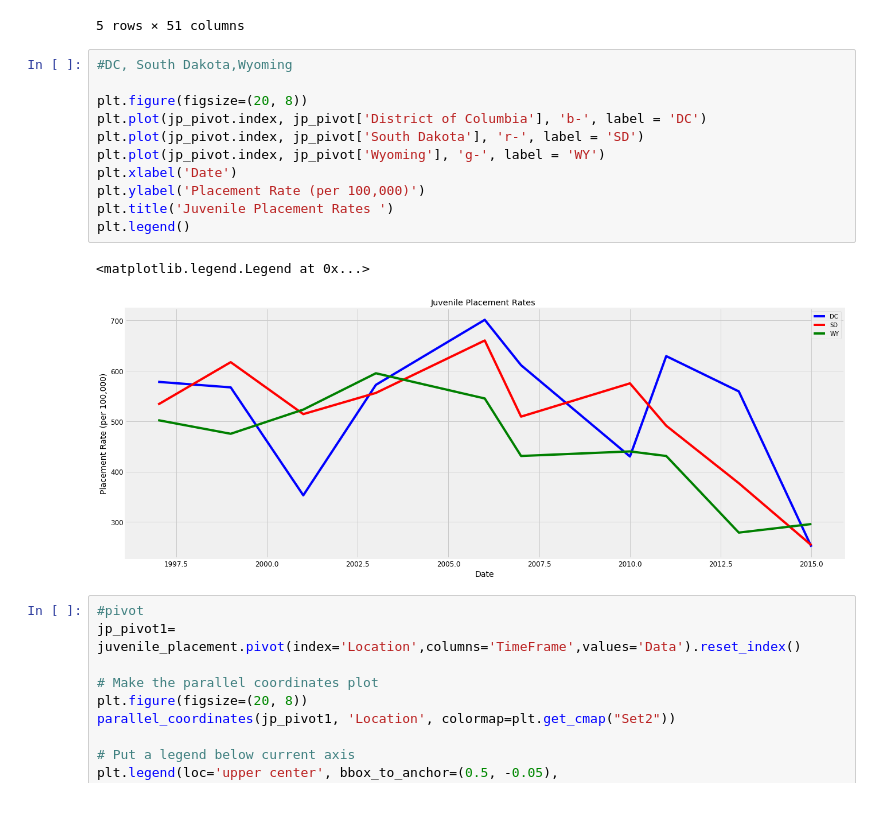
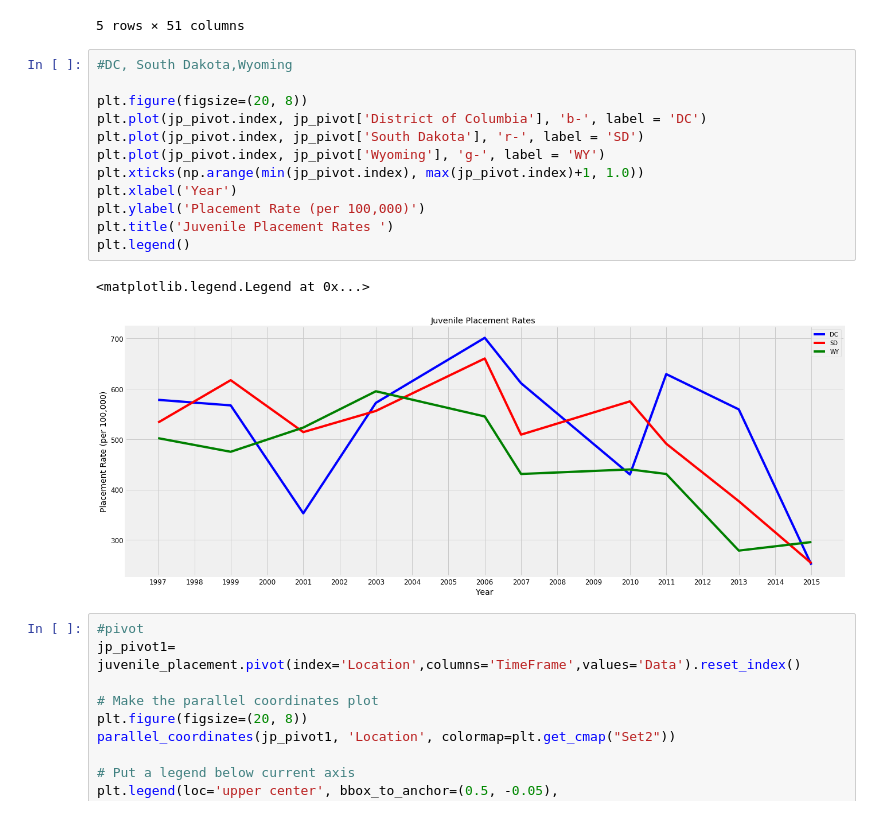
Before and after one commit to cschubert29/Intro_DS_Project, a Jupyter notebook: Code/National level analysis.ipynb, the cells around one changed output. Cells and saved outputs as stored; diff of their text form.

```diff
--- a/Code/National level analysis.ipynb
+++ b/Code/National level analysis.ipynb
@@ -112,17 +175,18 @@ jp_pivot.head()
 # %%
 #DC, South Dakota,Wyoming
 
 plt.figure(figsize=(20, 8))
 plt.plot(jp_pivot.index, jp_pivot['District of Columbia'], 'b-', label = 'DC')
 plt.plot(jp_pivot.index, jp_pivot['South Dakota'], 'r-', label = 'SD')
 plt.plot(jp_pivot.index, jp_pivot['Wyoming'], 'g-', label = 'WY')
-plt.xlabel('Date')
+plt.xticks(np.arange(min(jp_pivot.index), max(jp_pivot.index)+1, 1.0))
+plt.xlabel('Year')
 plt.ylabel('Placement Rate (per 100,000)')
 plt.title('Juvenile Placement Rates ')
 plt.legend()
 # %% [output]
 <matplotlib.legend.Legend at 0x...>
-[figure, old version]
+[figure, new version]
 # %%
 #pivot
 jp_pivot1= juvenile_placement.pivot(index='Location',columns='TimeFrame',values='Data').reset_index()
```
Also changed, not shown: parts of 9 cells of this notebook.
